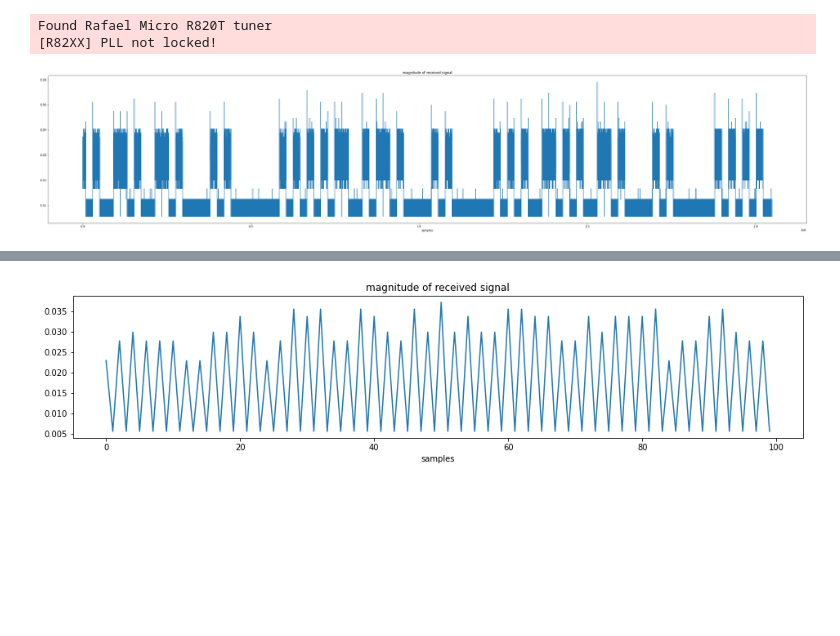
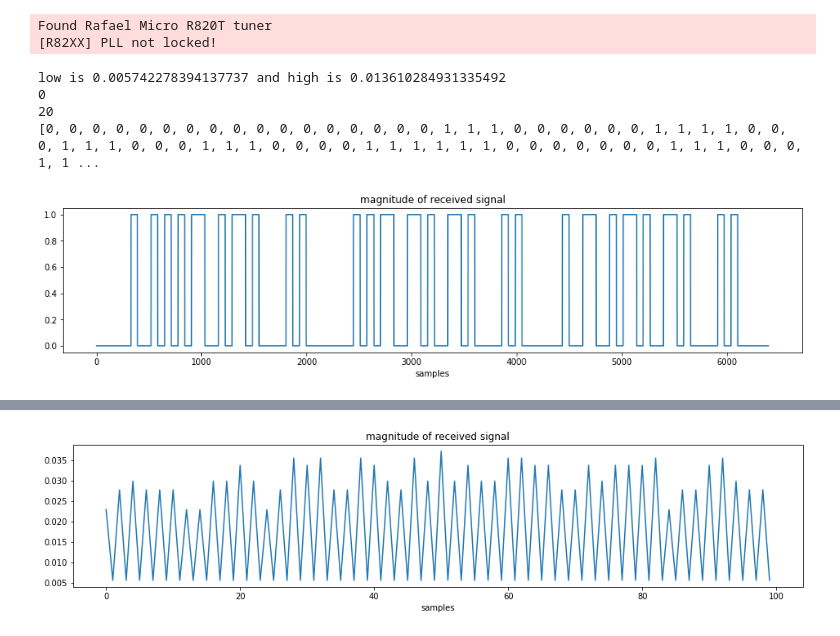
Before and after one commit to itsjameszhao/digital-systems-labs, a Jupyter notebook: Final_Project/Radio_Receiver/Receiver Prototyping.ipynb, the cells around one changed output, grey strips where cells are left out. Cells and saved outputs as stored; diff of their text form; code cells hidden in the pictures; blank space fills up the shorter version.

```diff
--- a/Final_Project/Radio_Receiver/Receiver Prototyping.ipynb
+++ b/Final_Project/Radio_Receiver/Receiver Prototyping.ipynb
@@ -75,7 +77,7 @@ def read_and_return_data(buffer):
 # %%
 def plot_data(data):
     width, height = figaspect(0.2)
-    fig = figure(figsize=(width * 3,height * 3))
+    fig = figure(figsize=(width ,height ))
     p = plot( (data))
     title('magnitude of received signal')
     xlabel('samples')
@@ -109,0 +120,8 @@ def correlation(template, buffer):
+# %%
+kmeans = KMeans(n_clusters=2)
+def find_amplitude_cutoff(samples):
+    kmeans.fit(samples.reshape(-1, 1))
+    centers = kmeans.cluster_centers_
+    val1 = centers[0][0]
+    val2 = centers[1][0]
+    return min([val1, val2]), max([val1, val2])
@@ -110,5 +134,41 @@ def correlation(template, buffer):
+# %%
+def find_pulse_frequency_and_phase(samples):
+    change_indices = []
+    for i in range(len(samples) - 1):
+        if samples[i] != samples[i+1]:
+            change_indices.append(i)
+
+    # Compute period
+    differences = diff(change_indices)
+    filtered_values = filter(lambda x: x >= 60 and x <= 70, differences)
+    period = int(mean(list(filtered_values)))
+
+    midpoints = []
+    for i in range(len(change_indices) - 1):
+        if 60 <= change_indices[i+1] - change_indices[i] <= 70:
+            midpoints.append(((change_indices[i+1] - change_indices[i]) / 2) % period)
+
+    return int(mean(midpoints)), period
+# %%
+def extract_data(sample, phase, period):
+    return sample[phase::period]
 # %%
 data = abs(sdr.read_samples(N_Samples))
+data = downsample(data, fs, 100 * 64)
+# Create the Gaussian kernel.
+data = smoothing_filter(data)
+low, high = find_amplitude_cutoff(data)
+print(f"low is {low} and high is {high}")
+data = convert_to_binary(data, (low + high) / 2)
 plot_data(data)
+phase, period = find_pulse_frequency_and_phase(data)
+print(phase)
+print(period)
+data = extract_data(data, phase, period)
+print(data)
 # %% [output]
+low is 0.005742278394137737 and high is 0.013610284931335492
+0
+20
+[0, 0, 0, 0, 0, 0, 0, 0, 0, 0, 0, 0, 0, 0, 0, 0, 0, 1, 1, 1, 0, 0, 0, 0, 0, 0, 1, 1, 1, 1, 0, 0, 0, 1, 1, 1, 0, 0, 0, 1, 1, 1, 0, 0, 0, 0, 1, 1, 1, 1, 1, 1, 0, 0, 0, 0, 0, 0, 0, 1, 1, 1, 0, 0, 0, 1, 1 ...
-[figure, old version]
+[figure, new version]
```
Also changed, not shown: parts of 16 cells of this notebook, 2 other files.
